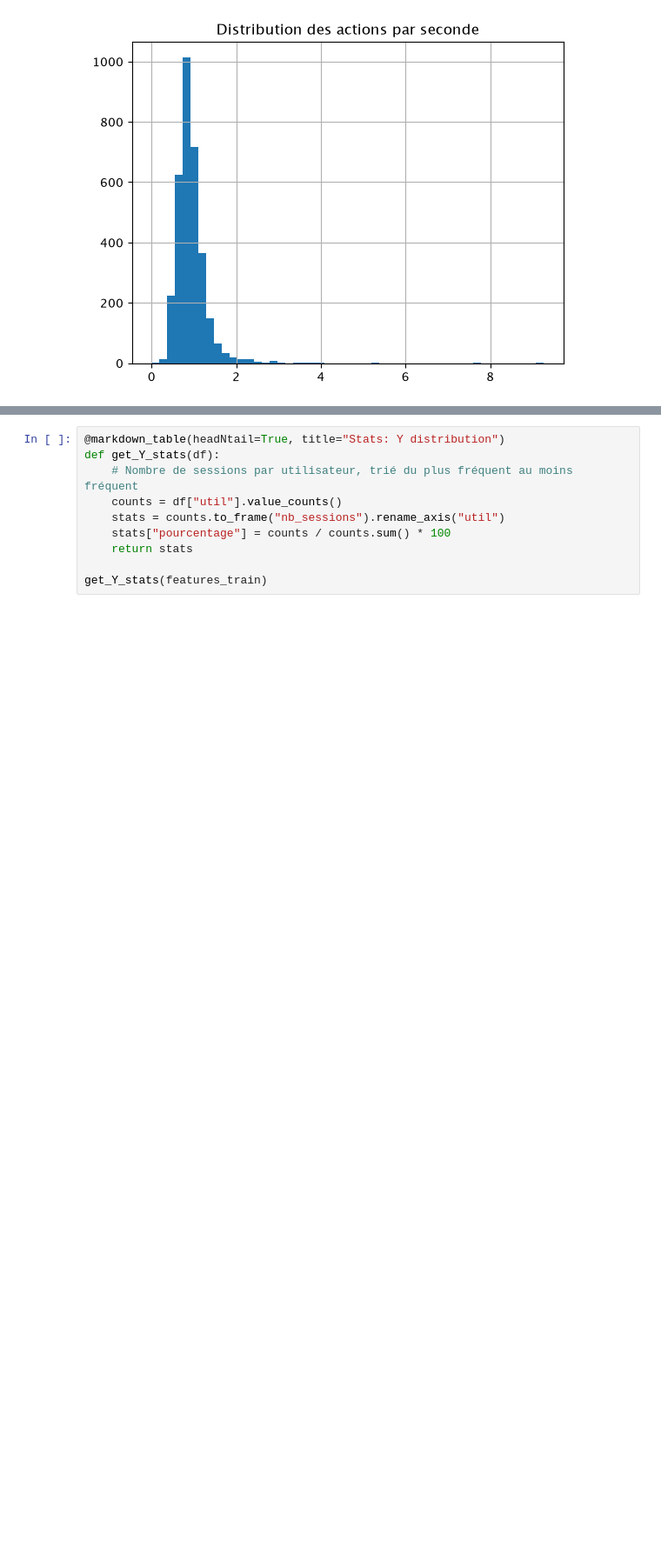
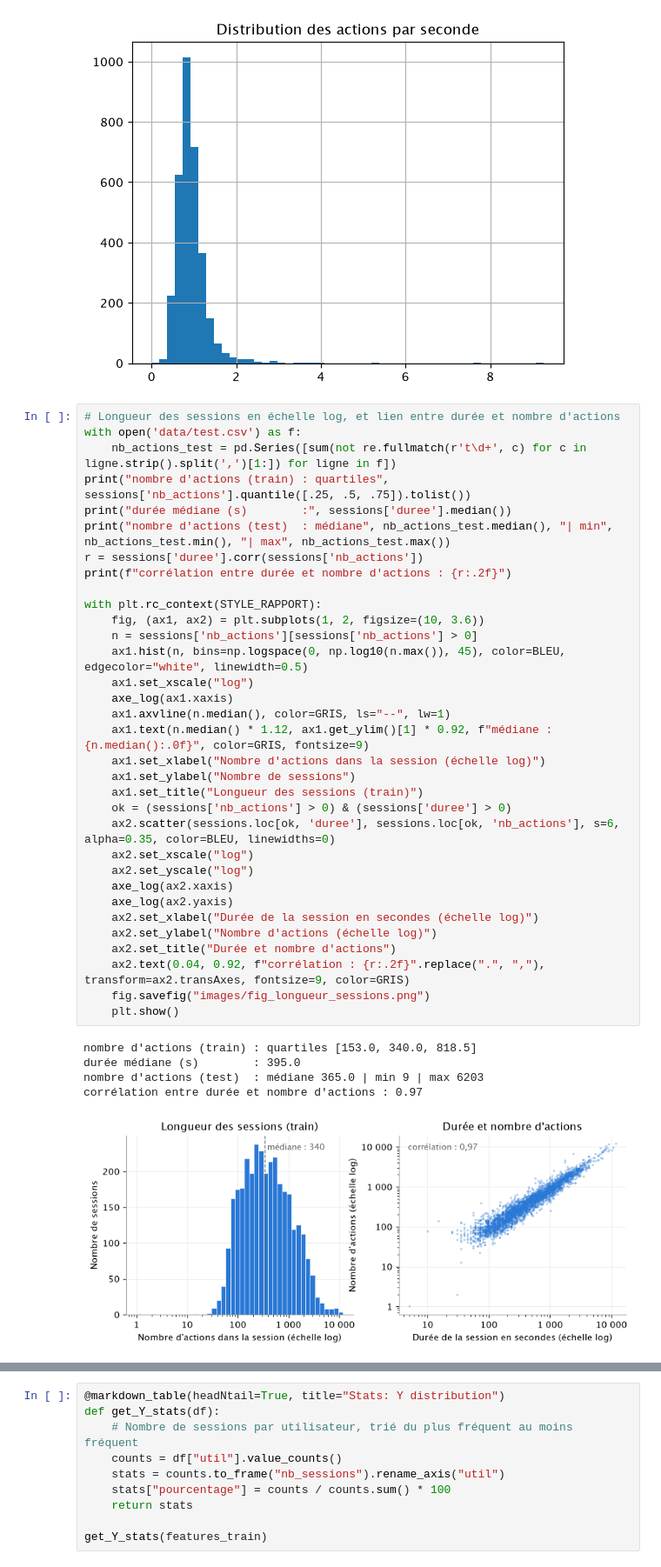
Before and after one commit to anastber/qui-utilise-mon-appli, a Jupyter notebook: 1_exploration.ipynb, the cells around one changed output, grey strips where cells are left out. Shown at 87% size. Drawn from its saved outputs; the diff is of its cells as text; blank space fills up the shorter version.

```diff
--- a/1_exploration.ipynb
+++ b/1_exploration.ipynb
@@ -279,6 +336,45 @@ plt.show()
 Actions/seconde (moyenne des sessions) : 0.9380740426904309
 Actions/seconde (global)               : 0.9212655269106064
 [figure]
+# %%
+# Longueur des sessions en échelle log, et lien entre durée et nombre d'actions
+with open('data/test.csv') as f:
+    nb_actions_test = pd.Series([sum(not re.fullmatch(r't\d+', c) for c in ligne.strip().split(',')[1:]) for ligne in f])
+print("nombre d'actions (train) : quartiles", sessions['nb_actions'].quantile([.25, .5, .75]).tolist())
+print("durée médiane (s)        :", sessions['duree'].median())
+print("nombre d'actions (test)  : médiane", nb_actions_test.median(), "| min", nb_actions_test.min(), "| max", nb_actions_test.max())
+r = sessions['duree'].corr(sessions['nb_actions'])
+print(f"corrélation entre durée et nombre d'actions : {r:.2f}")
+
+with plt.rc_context(STYLE_RAPPORT):
+    fig, (ax1, ax2) = plt.subplots(1, 2, figsize=(10, 3.6))
+    n = sessions['nb_actions'][sessions['nb_actions'] > 0]
+    ax1.hist(n, bins=np.logspace(0, np.log10(n.max()), 45), color=BLEU, edgecolor="white", linewidth=0.5)
+    ax1.set_xscale("log")
+    axe_log(ax1.xaxis)
+    ax1.axvline(n.median(), color=GRIS, ls="--", lw=1)
+    ax1.text(n.median() * 1.12, ax1.get_ylim()[1] * 0.92, f"médiane : {n.median():.0f}", color=GRIS, fontsize=9)
+    ax1.set_xlabel("Nombre d'actions dans la session (échelle log)")
+    ax1.set_ylabel("Nombre de sessions")
+    ax1.set_title("Longueur des sessions (train)")
+    ok = (sessions['nb_actions'] > 0) & (sessions['duree'] > 0)
+    ax2.scatter(sessions.loc[ok, 'duree'], sessions.loc[ok, 'nb_actions'], s=6, alpha=0.35, color=BLEU, linewidths=0)
+    ax2.set_xscale("log")
+    ax2.set_yscale("log")
+    axe_log(ax2.xaxis)
+    axe_log(ax2.yaxis)
+    ax2.set_xlabel("Durée de la session en secondes (échelle log)")
+    ax2.set_ylabel("Nombre d'actions (échelle log)")
+    ax2.set_title("Durée et nombre d'actions")
+    ax2.text(0.04, 0.92, f"corrélation : {r:.2f}".replace(".", ","), transform=ax2.transAxes, fontsize=9, color=GRIS)
+    fig.savefig("images/fig_longueur_sessions.png")
+    plt.show()
+# %% [output]
+nombre d'actions (train) : quartiles [153.0, 340.0, 818.5]
+durée médiane (s)        : 395.0
+nombre d'actions (test)  : médiane 365.0 | min 9 | max 6203
+corrélation entre durée et nombre d'actions : 0.97
+[figure, added]
 # %% [markdown]
 **Observations**
 - Durée et nombre d'actions : distributions très asymétriques à droite (moyenne ≈ 2 × médiane, écart-type > moyenne). La plupart des sessions sont courtes, quelques-unes très longues.
```
Also changed, not shown: parts of 12 cells of this notebook.
